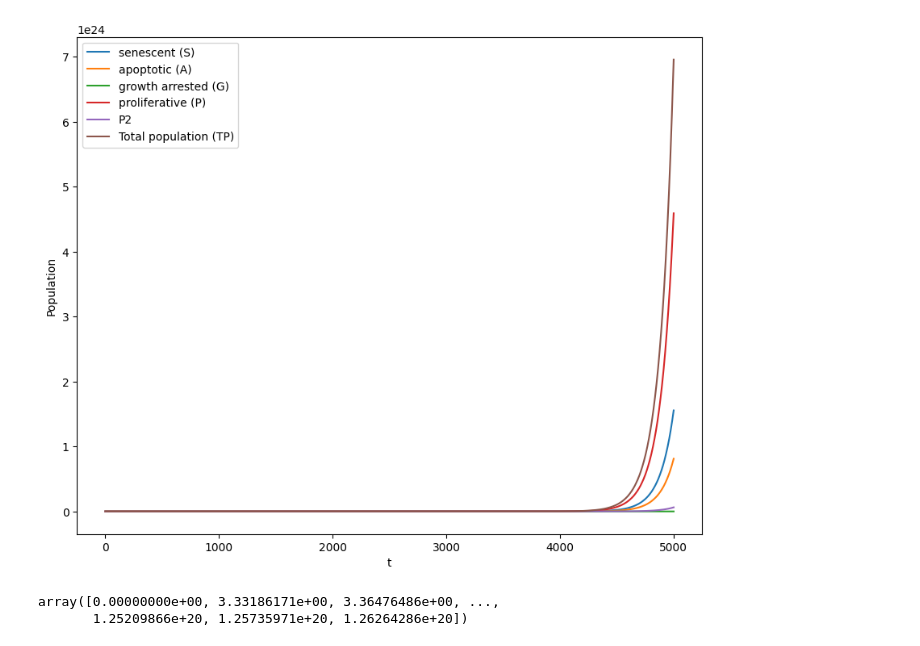
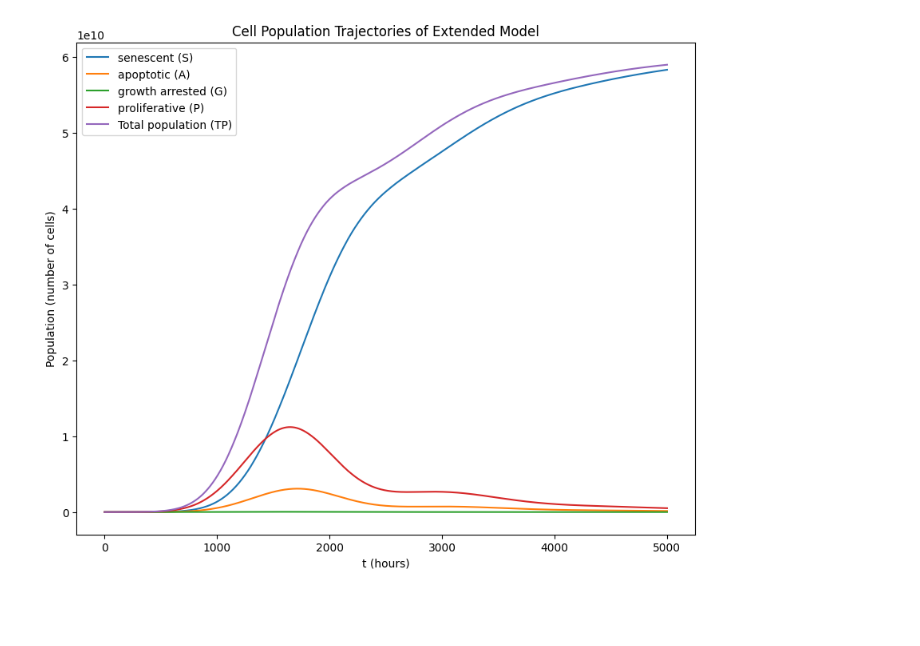
Before and after one commit to mdanb/senescence_model, a Jupyter notebook: plot_solutions.ipynb, the cells around one changed output. Drawn from its saved outputs; the diff is of its cells as text; code cells hidden in the pictures; blank space fills up the shorter version.

```diff
--- a/plot_solutions.ipynb
+++ b/plot_solutions.ipynb
@@ -35,12 +100,6 @@ def interpolate(left, right, plot=False):
         plt.plot(np.arange(1,N+1), y)
         plt.show()
     return y
-# %%
-m_pipinext = interpolate(m_p0p1, m_p4950)
-m_piG = interpolate(m_p0G, m_p49G)
-m_piS = interpolate(m_p0S, m_p49S)
-m_piA = interpolate(m_p0A, m_p49A)
-prob = interpolate(0, 1/25)
 # %%
 def f_original(t, v, m_pipinext, m_piG, m_piS, m_piA, m_GS, m_AD):
     all_prolifs = []
@@ -70,7 +129,7 @@ def f_original(t, v, m_pipinext, m_piG, m_piS, m_piA, m_GS, m_AD):
 
     return [f0, *prolif_1_to_49_f, fS, fG, fA]
 # %%
-def f(t, v, m_pipinext, m_piG, m_piS, m_piA, m_GS, m_AD, k):
+def f(t, v, m_pipinext, m_piG, m_piS, m_piA, m_GS, m_AD, k, prob):
     all_prolifs = []
     S = v[50]
     G = v[51]
@@ -97,3 +156,5 @@ def f(t, v, m_pipinext, m_piG, m_piS, m_piA, m_GS, m_AD, k):
         fA += m_piA[i] * all_prolifs[i]
 
     return [f0, *prolif_1_to_49_f, fS, fG, fA]
+# %%
+m_p0p1, m_p4950, m_p0G, m_p49G, m_p0S, m_p49S, m_p0A, m_p49A, m_GS, m_AD, k, N = set_parameters('authors')
@@ -99,0 +168,2 @@ def f(t, v, m_pipinext, m_piG, m_piS, m_piA, m_GS, m_AD, k):
+# %%
+prob = set_probability_dist('linear')
@@ -100,38 +213,34 @@ def f(t, v, m_pipinext, m_piG, m_piS, m_piA, m_GS, m_AD, k):
 # %%
 ic = [150000]
 ic = ic + [0] * (N + 2)
 
 t  = np.linspace(0, 5000, 10000)
-soln = odeint(f, ic, t, tfirst=True, args=(m_pipinext, m_piG, m_piS, m_piA, m_GS, m_AD, k))
+soln = odeint(f, ic, t, tfirst=True, args=(m_pipinext, m_piG, m_piS, m_piA, m_GS, m_AD, k, prob))
 
 all_prolifs = []
 
 for i in range(N):
     all_prolifs.append(soln[:, i])
 
 S = soln[:, N]
 G = soln[:, N + 1]
 A = soln[:, N + 2]
 P = np.sum(np.array(all_prolifs), axis=0)
 TP = S + G + A + P
 plt.figure(figsize=(10, 8))
 plt.plot(t, S, label='senescent (S)')
 plt.plot(t, A, label='apoptotic (A)')
 plt.plot(t, G, label='growth arrested (G)')
 plt.plot(t, P, label='proliferative (P)')
-plt.plot(t, all_prolifs[49], label='P2')
+# plt.plot(t, all_prolifs[49], label='P2')
 plt.plot(t, TP, label='Total population (TP)')
 
 # plt.plot(t, v, label='v')
-plt.xlabel('t')
-plt.ylabel('Population')
+plt.xlabel('t (hours)')
+plt.ylabel('Population (number of cells)')
 plt.legend()
+plt.title('Cell Population Trajectories of Extended Model')
+# plt.savefig("new_model_trajectories_singleton_10.png")
 plt.show()
-# plt.savefig(f'3c_{alpha}', bbox_inches='tight')
 # %% [output]
-[figure, old version]
+[figure, new version]
-# %%
-G
-# %% [output]
-array([0.00000000e+00, 3.33186171e+00, 3.36476486e+00, ...,
-       1.25209866e+20, 1.25735971e+20, 1.26264286e+20])
```
Also changed, not shown: parts of 12 cells of this notebook, 21 other files.
